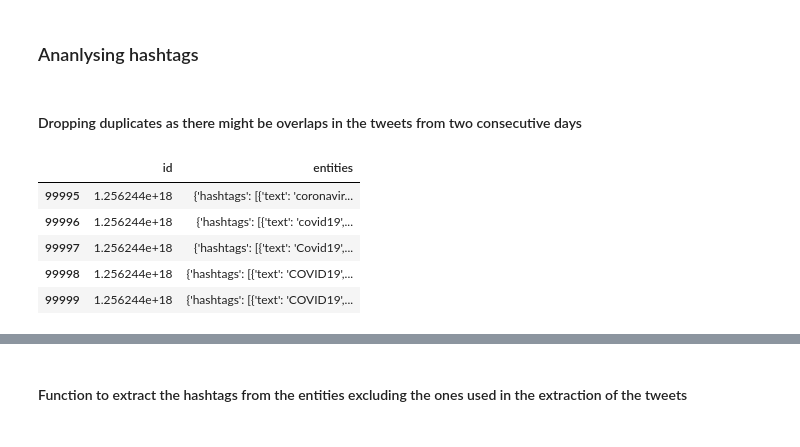
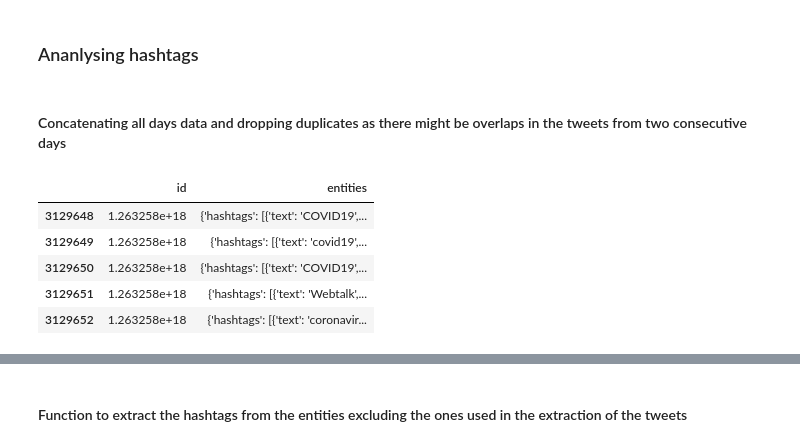
Before and after one commit to Rrishik/COVID-19-tweets, a Jupyter notebook: Analysing topics from tweets.ipynb, the cells around one changed output, grey strips where cells are left out. Cells and saved outputs as stored; diff of their text form; code cells hidden in the pictures.

```diff
--- a/Analysing topics from tweets.ipynb
+++ b/Analysing topics from tweets.ipynb
@@ -107,18 +112,18 @@ reading... 05-20-2020_full.csv
 # %% [markdown]
 ### Ananlysing hashtags
 # %% [markdown]
-#### Dropping duplicates as there might be overlaps in the tweets from two consecutive days
+#### Concatenating all days data and dropping duplicates as there might be overlaps in the tweets from two consecutive days
 # %%
 df_entities = pd.concat(entities_list)
 df_entities = df_entities.drop_duplicates().reset_index(drop = True)
 
-df_entities = df_entities[:100000]
+# df_entities = df_entities[:100000]
 
 df_entities.tail()
 # %% [output]
 |  | id | entities |
-| 99995 | 1.256244e+18 | {'hashtags': [{'text': 'coronavir... |
-| 99996 | 1.256244e+18 | {'hashtags': [{'text': 'covid19',... |
-| 99997 | 1.256244e+18 | {'hashtags': [{'text': 'Covid19',... |
-| 99998 | 1.256244e+18 | {'hashtags': [{'text': 'COVID19',... |
-| 99999 | 1.256244e+18 | {'hashtags': [{'text': 'COVID19',... |
+| 3129648 | 1.263258e+18 | {'hashtags': [{'text': 'COVID19',... |
+| 3129649 | 1.263258e+18 | {'hashtags': [{'text': 'covid19',... |
+| 3129650 | 1.263258e+18 | {'hashtags': [{'text': 'COVID19',... |
+| 3129651 | 1.263258e+18 | {'hashtags': [{'text': 'Webtalk',... |
+| 3129652 | 1.263258e+18 | {'hashtags': [{'text': 'coronavir... |
```
Also changed, not shown: parts of 26 cells of this notebook, 14 other files.
